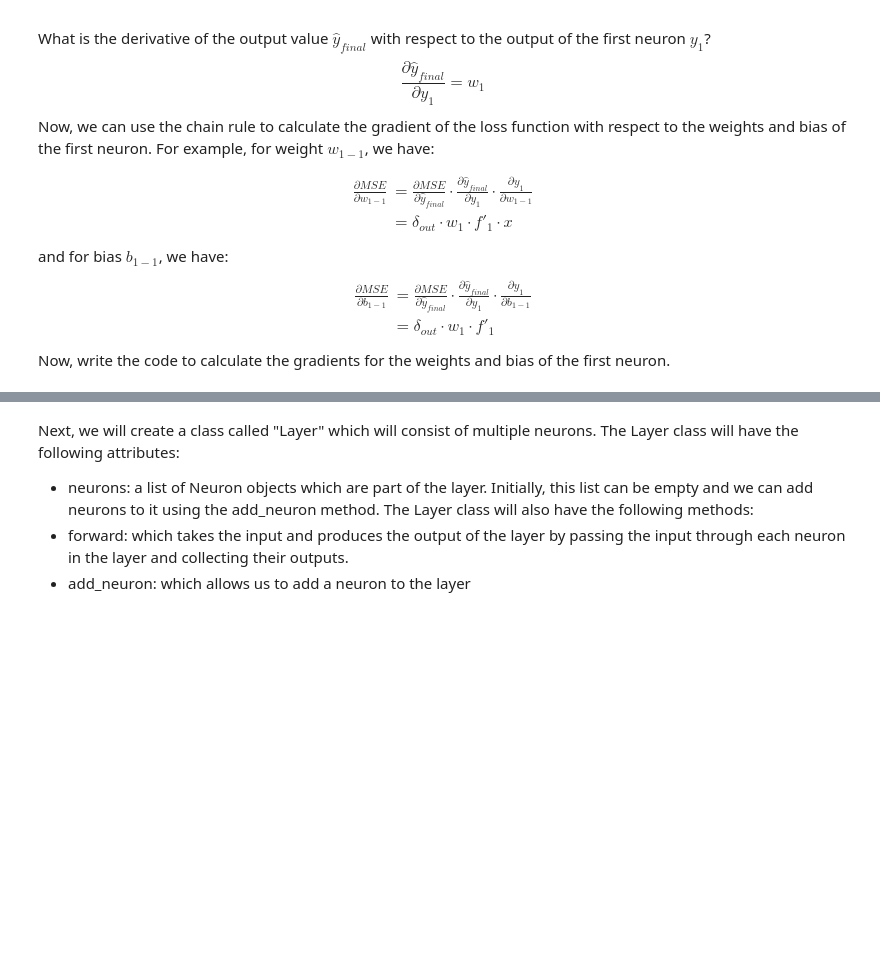
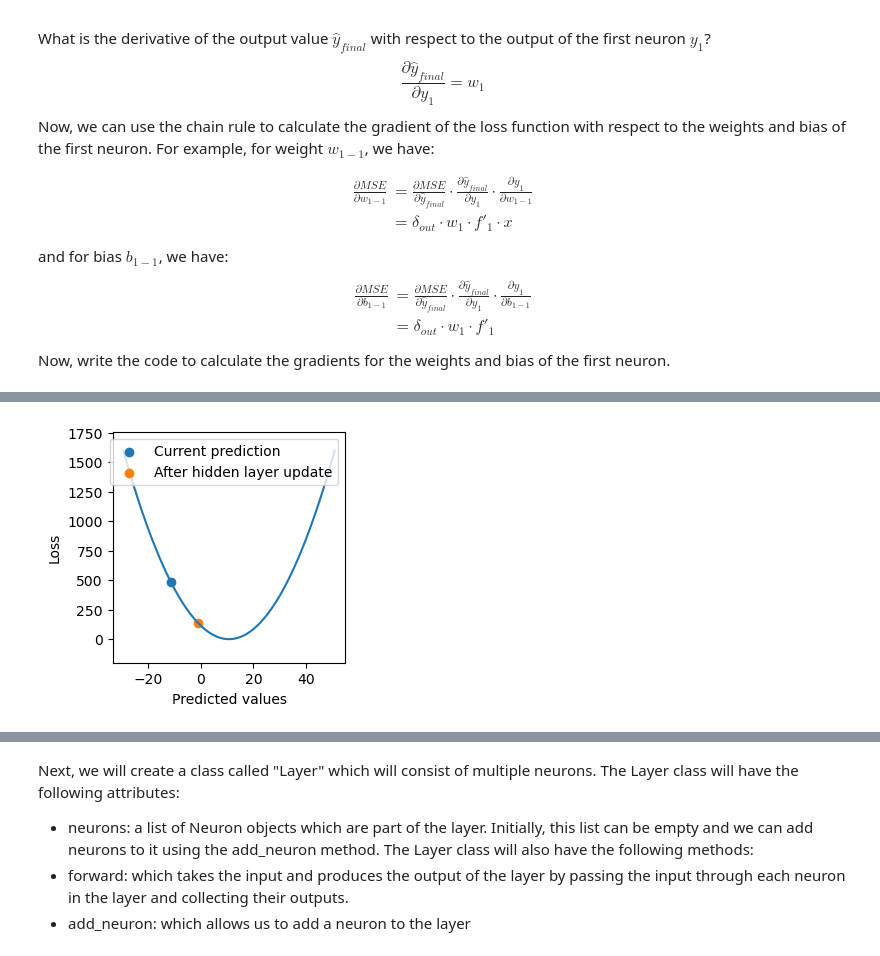
Before and after one commit to cryoTUD/ai4nanobiology, a Jupyter notebook: week_1/2_basics_nn.ipynb, the cells around one changed output, grey strips where cells are left out. Cells and saved outputs as stored; diff of their text form; code cells hidden in the pictures; blank space fills up the shorter version.

```diff
--- a/week_1/2_basics_nn.ipynb
+++ b/week_1/2_basics_nn.ipynb
@@ -521,8 +624,11 @@ for layer in [input_layer, hidden_layer_1, final_layer]:
     for neuron in layer.neurons:
         neuron.__class__ = Neuron
 # %%
-final_layer.neurons[0].forward_gradient = [output_error_signal]
+final_layer.neurons[0].forward_gradient = output_error_signal
 final_layer.neurons[0].backward()
+for i, neuron in enumerate(hidden_layer_1.neurons):
+    neuron.forward_gradient = final_layer.neurons[0].backward_gradient[i]
+    neuron.backward()
 # %% [markdown]
 The information that updates all the parameters of the neural network starts from that slope. We use that slope to find the gradients of the loss function with respect to the weights and biases of the network.
 
@@ -592,4 +711,4 @@ for layer in [input_layer, hidden_layer_1, final_layer]:
 # %% [markdown]
 Now, update the weights and bias of the output neuron using the gradients that we calculated. After updating, calculate the new loss and see if it has decreased.
 # %%
-learning_rate = 0.01
+learning_rate = 0.001
@@ -675,3 +777,13 @@ and for bias $b_{1-1}$, we have:
 \end{aligned}
 \end{equation}
 Now, write the code to calculate the gradients for the weights and bias of the first neuron.
+# %%
+# Propagate the error back to the hidden layer neurons and update their weights and bias as well
+# Compute the error signal for each neuron in the hidden layer using the chain rule
+hidden_layer_1.neurons[0].forward_gradient = final_layer.neurons[0].backward_gradient[0]
+hidden_layer_1.neurons[1].forward_gradient = final_layer.neurons[0].backward_gradient[1]
+hidden_layer_1.neurons[2].forward_gradient = final_layer.neurons[0].backward_gradient[2]
+
+for neuron in hidden_layer_1.neurons:
+    neuron.backward()
+    neuron.update(learning_rate=learning_rate)
@@ -678,2 +809,3 @@ Now, write the code to calculate the gradients for the weights and bias of the f
 # %%
-final_layer.neurons[0].backward_gradient
+final_layer.neurons[0].input_vector=hidden_layer_1.forward()
+final_output_after_hidden_update = final_layer.forward()
@@ -752,0 +831,16 @@ plt.legend();
+# %%
+# show the loss landscape around the new prediction point after updating the weights
+states.update({
+    'Updated prediction after hidden layer update' : {
+        'prediction': final_output_after_hidden_update[0],
+        'loss': updated_loss_value_after_hidden_update,
+        'condition': 'After hidden layer update',
+        'slope' : gradient_mse(output_vector, final_output_after_hidden_update)[0]
+    },
+})
+plot_loss_landscape_with_state(
+    mean_squared_error, output_vector[0], \
+    states=states, show_legend=True, window_size=40
+)
+# %% [output]
+[figure, added]
```
Also changed, not shown: parts of 53 cells of this notebook.
